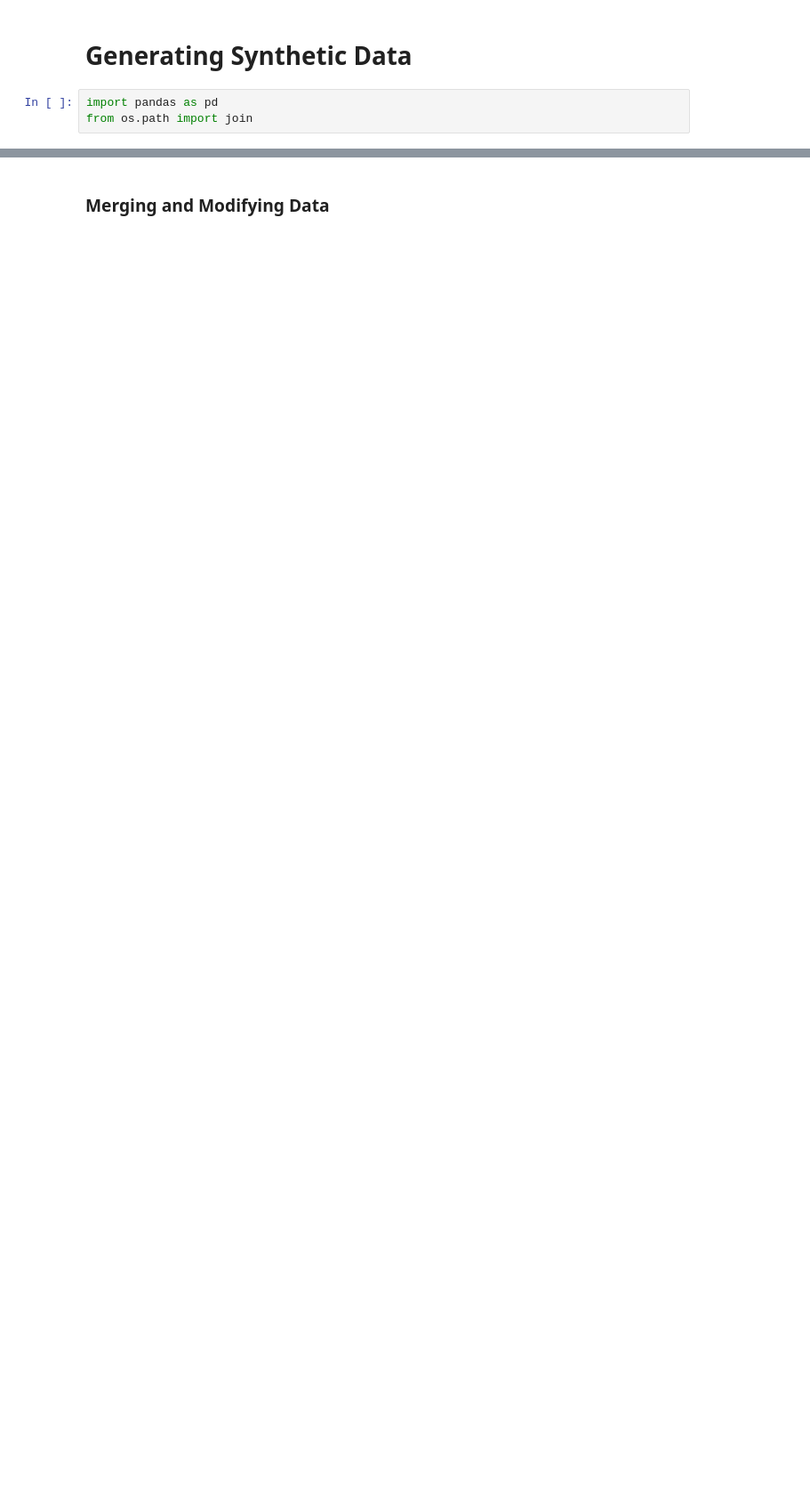
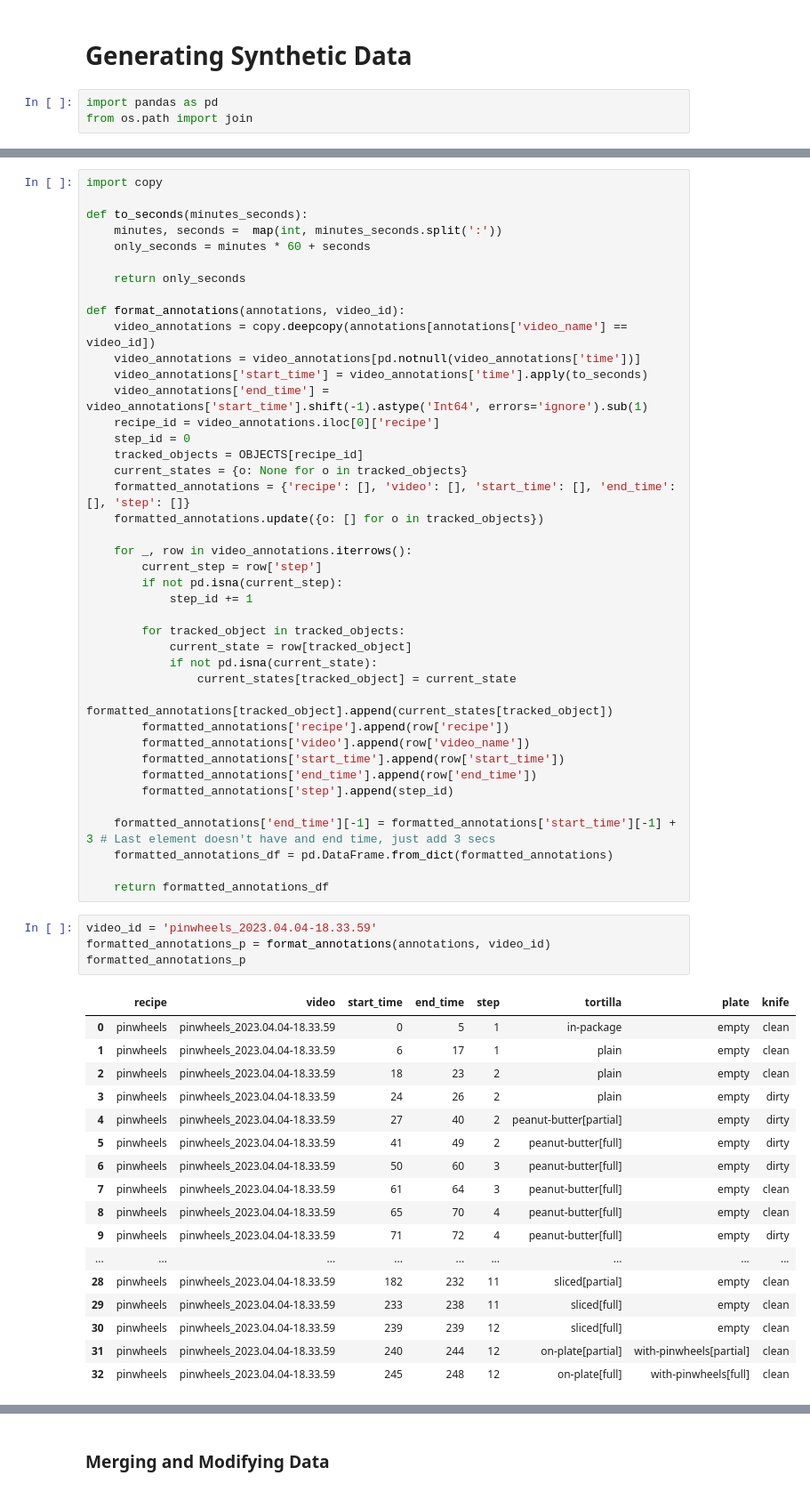
Before and after one commit to VIDA-NYU/tim-reasoning, a Jupyter notebook: scripts/data_generator/perception_object_states.ipynb, the cells around one changed output, grey strips where cells are left out. Shown at 89% size. Saved outputs shown, nothing was run; the diff lists cells and outputs as text; blank space fills up the shorter version.

Commit message:
Read raw annotations

```diff
--- a/scripts/data_generator/perception_object_states.ipynb
+++ b/scripts/data_generator/perception_object_states.ipynb
@@ -24 +27,64 @@ annotations.head(10)
+# %%
+import copy
+
+def to_seconds(minutes_seconds):
+    minutes, seconds =  map(int, minutes_seconds.split(':'))
+    only_seconds = minutes * 60 + seconds
+
+    return only_seconds
+
+def format_annotations(annotations, video_id):
+    video_annotations = copy.deepcopy(annotations[annotations['video_name'] == video_id])
+    video_annotations = video_annotations[pd.notnull(video_annotations['time'])]
+    video_annotations['start_time'] = video_annotations['time'].apply(to_seconds)
+    video_annotations['end_time'] = video_annotations['start_time'].shift(-1).astype('Int64', errors='ignore').sub(1)
+    recipe_id = video_annotations.iloc[0]['recipe']
+    step_id = 0
+    tracked_objects = OBJECTS[recipe_id]
+    current_states = {o: None for o in tracked_objects}
+    formatted_annotations = {'recipe': [], 'video': [], 'start_time': [], 'end_time': [], 'step': []}
+    formatted_annotations.update({o: [] for o in tracked_objects})
+
+    for _, row in video_annotations.iterrows():
+        current_step = row['step']
+        if not pd.isna(current_step):
+            step_id += 1
+
+        for tracked_object in tracked_objects:
+            current_state = row[tracked_object]
+            if not pd.isna(current_state):
+                current_states[tracked_object] = current_state
+            formatted_annotations[tracked_object].append(current_states[tracked_object])
+        formatted_annotations['recipe'].append(row['recipe'])
+        formatted_annotations['video'].append(row['video_name'])
+        formatted_annotations['start_time'].append(row['start_time'])
+        formatted_annotations['end_time'].append(row['end_time'])
+        formatted_annotations['step'].append(step_id)
+
+    formatted_annotations['end_time'][-1] = formatted_annotations['start_time'][-1] + 3 # Last element doesn't have and end time, just add 3 secs
+    formatted_annotations_df = pd.DataFrame.from_dict(formatted_annotations)
+
+    return formatted_annotations_df
+# %%
+video_id = 'pinwheels_2023.04.04-18.33.59'
+formatted_annotations_p = format_annotations(annotations, video_id)
+formatted_annotations_p
+# %% [output]
+|  | recipe | video | start_time | end_time | step | tortilla | plate | knife |
+| 0 | pinwheels | pinwheels_2023.04.04-18.33.59 | 0 | 5 | 1 | in-package | empty | clean |
+| 1 | pinwheels | pinwheels_2023.04.04-18.33.59 | 6 | 17 | 1 | plain | empty | clean |
+| 2 | pinwheels | pinwheels_2023.04.04-18.33.59 | 18 | 23 | 2 | plain | empty | clean |
+| 3 | pinwheels | pinwheels_2023.04.04-18.33.59 | 24 | 26 | 2 | plain | empty | dirty |
+| 4 | pinwheels | pinwheels_2023.04.04-18.33.59 | 27 | 40 | 2 | peanut-butter[partial] | empty | dirty |
+| 5 | pinwheels | pinwheels_2023.04.04-18.33.59 | 41 | 49 | 2 | peanut-butter[full] | empty | dirty |
+| 6 | pinwheels | pinwheels_2023.04.04-18.33.59 | 50 | 60 | 3 | peanut-butter[full] | empty | dirty |
+| 7 | pinwheels | pinwheels_2023.04.04-18.33.59 | 61 | 64 | 3 | peanut-butter[full] | empty | clean |
+| 8 | pinwheels | pinwheels_2023.04.04-18.33.59 | 65 | 70 | 4 | peanut-butter[full] | empty | clean |
+| 9 | pinwheels | pinwheels_2023.04.04-18.33.59 | 71 | 72 | 4 | peanut-butter[full] | empty | dirty |
+| ... | ... | ... | ... | ... | ... | ... | ... | ... |
+| 28 | pinwheels | pinwheels_2023.04.04-18.33.59 | 182 | 232 | 11 | sliced[partial] | empty | clean |
+| 29 | pinwheels | pinwheels_2023.04.04-18.33.59 | 233 | 238 | 11 | sliced[full] | empty | clean |
+| 30 | pinwheels | pinwheels_2023.04.04-18.33.59 | 239 | 239 | 12 | sliced[full] | empty | clean |
+| 31 | pinwheels | pinwheels_2023.04.04-18.33.59 | 240 | 244 | 12 | on-plate[partial] | with-pinwheels[partial] | clean |
+| 32 | pinwheels | pinwheels_2023.04.04-18.33.59 | 245 | 248 | 12 | on-plate[full] | with-pinwheels[full] | clean |
 # %% [markdown]
```
Also changed, not shown: parts of 10 cells of this notebook.
